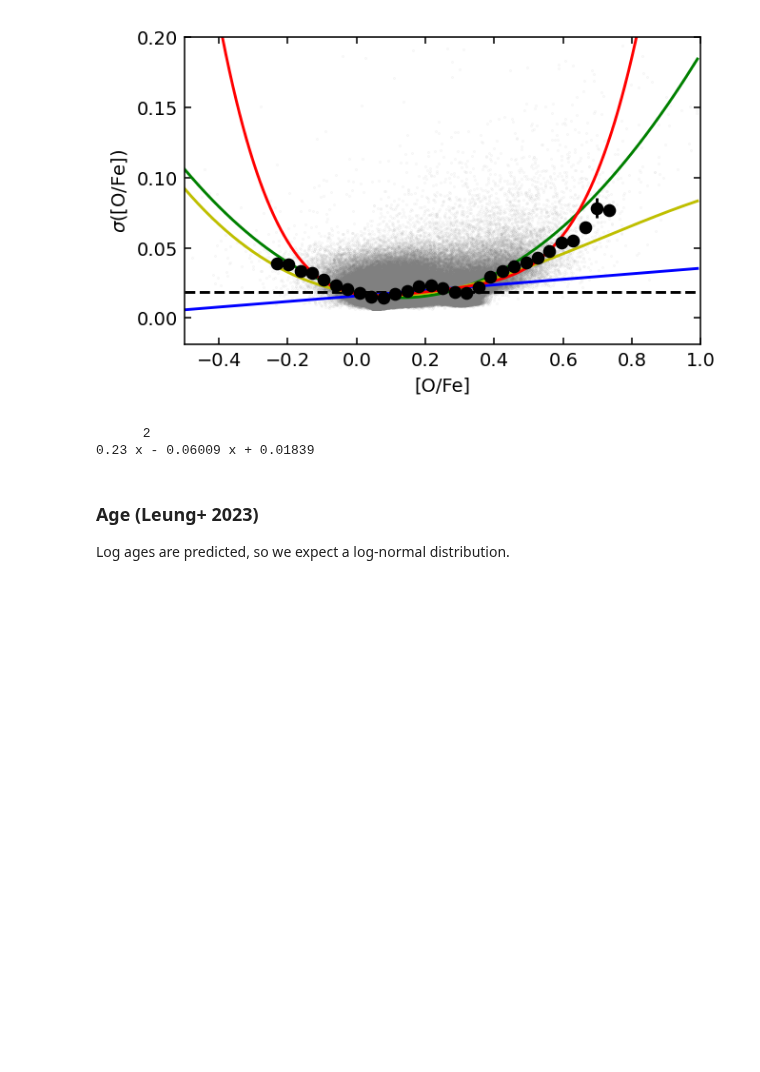
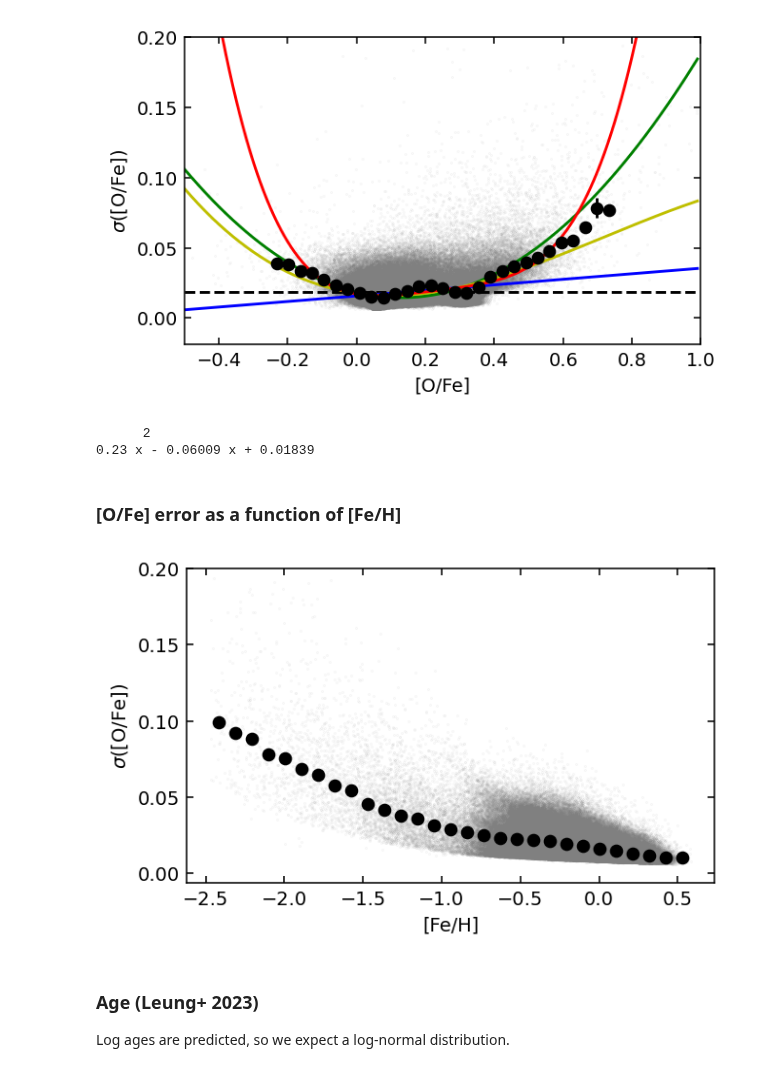
Before and after one commit to lodubay/galactic-dtd, a Jupyter notebook: notebooks/abundance_uncertainty.ipynb, the cells around one changed output. Saved outputs shown, nothing was run; the diff lists cells and outputs as text; code cells hidden in the pictures; blank space fills up the shorter version.

```diff
--- a/notebooks/abundance_uncertainty.ipynb
+++ b/notebooks/abundance_uncertainty.ipynb
@@ -180,6 +180,25 @@ print(ofe_err_fit)
 # %% [output]
       2
 0.23 x - 0.06009 x + 0.01839
+# %% [markdown]
+### [O/Fe] error as a function of [Fe/H]
+# %%
+fig, ax = plt.subplots()
+# All points
+ax.scatter(data['FE_H'], data['O_FE_ERR'], alpha=0.1, s=0.1, c='gray')
+# Median bins
+grouped = group_by_bins(data, 'FE_H', bins=30)
+medians = grouped['O_FE_ERR'].median()
+median_errs = grouped['O_FE_ERR'].apply(median_standard_error)
+ax.errorbar(medians.index, medians, yerr=median_errs,
+            linestyle='none', marker='o', color='k')
+ax.set_xlabel('[Fe/H]')
+ax.set_ylabel(r'$\sigma$([O/Fe])')
+ax.set_ylim((None, 0.2))
+# ax.set_xlim((-0.5, 1))
+plt.show()
+# %% [output]
+[figure, added]
 # %% [markdown]
 ### Age (Leung+ 2023)
 
```
Also changed, not shown: parts of 3 cells of this notebook, 3 other files.
